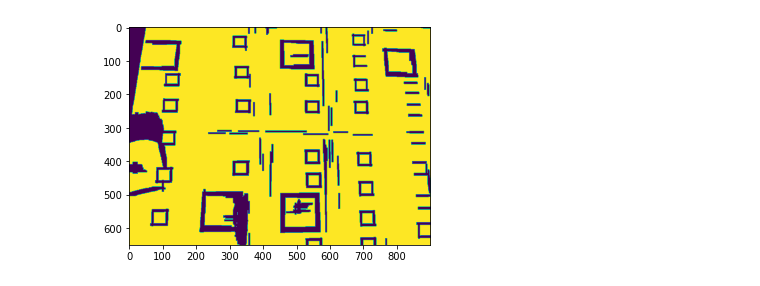
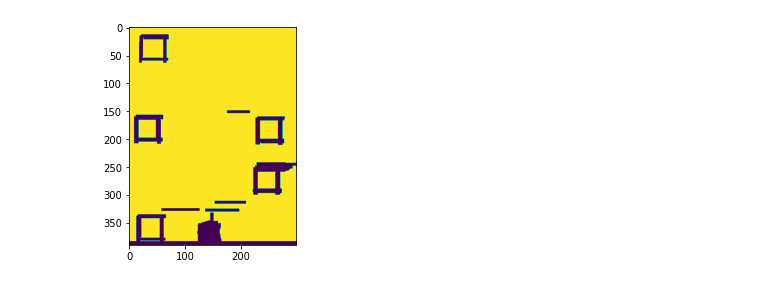
Before and after one commit to Concave-Streak/E-YRC_robotics_GG_3351, a Jupyter notebook: Task_4A/Box detect/Task 4A code.ipynb, the cells around one changed output. Cells and saved outputs as stored; diff of their text form; code cells hidden in the pictures.

```diff
--- a/Task_4A/Box detect/Task 4A code.ipynb
+++ b/Task_4A/Box detect/Task 4A code.ipynb
@@ -3,21 +3,15 @@ import cv2
 import numpy as np
 from matplotlib import pyplot as plt
 # %%
-# cam = cv2.VideoCapture(1)
-# result, image = cam.read()
+cam = cv2.VideoCapture(1)
+result, image = cam.read()
 
 
-path = "test images/image 2.jpg"
-image = cv2.imread(path)
+# path = "test images/image 1.jpg"
+# image = cv2.imread(path)
 
-image = image[150:800,400:1300]
+image = cv2.rotate(image, cv2.ROTATE_90_COUNTERCLOCKWISE)
 
-img = cv2.cvtColor(image, cv2.COLOR_BGR2GRAY)
-
-(thresh, img_bin) = cv2.threshold(img, 190, 255,cv2.THRESH_BINARY)
-
-#img_bin = 255-img_bin
-
-plt.imshow(img_bin)
+plt.imshow(image)
 plt.show()
 # %% [output]
@@ -24,0 +19,11 @@ plt.show()
+# %%
+image = image[120:510,100:400]
+
+img = cv2.cvtColor(image, cv2.COLOR_BGR2GRAY)
+
+(thresh, img_bin) = cv2.threshold(img, 150, 255,cv2.THRESH_BINARY)
+
+#img_bin = 255-img_bin
+
+plt.imshow(img_bin)
+plt.show()
@@ -25,34 +32,34 @@ plt.show()
 # %%
 # Defining a kernel length
-kernel_length = np.array(img).shape[1]//80
+kernel_length = np.array(img).shape[1]//25
 
 # A verticle kernel of (1 X kernel_length), which will detect all the verticle lines from the image.
 verticle_kernel = cv2.getStructuringElement(cv2.MORPH_RECT, (1, kernel_length))
 # A horizontal kernel of (kernel_length X 1), which will help to detect all the horizontal line from the image.
 hori_kernel = cv2.getStructuringElement(cv2.MORPH_RECT, (kernel_length, 1))
 # A kernel of (3 X 3) ones.
 kernel = cv2.getStructuringElement(cv2.MORPH_RECT, (3, 3))
 
 # Morphological operation to detect vertical lines from an image
 img_temp1 = cv2.erode(img_bin, verticle_kernel, iterations=3)
 verticle_lines_img = cv2.dilate(img_temp1, verticle_kernel, iterations=3)
 
 # Morphological operation to detect horizontal lines from an image
 img_temp2 = cv2.erode(img_bin, hori_kernel, iterations=3)
 horizontal_lines_img = cv2.dilate(img_temp2, hori_kernel, iterations=3)
 
 # Weighting parameters, this will decide the quantity of an image to be added to make a new image.
 alpha = 0.5
 beta = 1.0 - alpha
 # This function helps to add two image with specific weight parameter to get a third image as summation of two image.
 img_final_bin = cv2.addWeighted(verticle_lines_img, alpha, horizontal_lines_img, beta, 0.0)
 img_final_bin = cv2.erode(~img_final_bin, kernel, iterations=2)
 (thresh, img_final_bin) = cv2.threshold(img_final_bin, 128,255, cv2.THRESH_BINARY | cv2.THRESH_OTSU)
 
 plt.imshow(img_final_bin)
 plt.show()
 # %% [output]
-[figure, old version]
+[figure, new version]
 # %%
 # Find contours for image, which will detect all the boxes
 contours, hierarchy = cv2.findContours(img_final_bin, cv2.RETR_TREE, cv2.CHAIN_APPROX_SIMPLE)
```
Also changed, not shown: parts of 3 cells of this notebook, 13 other files.
